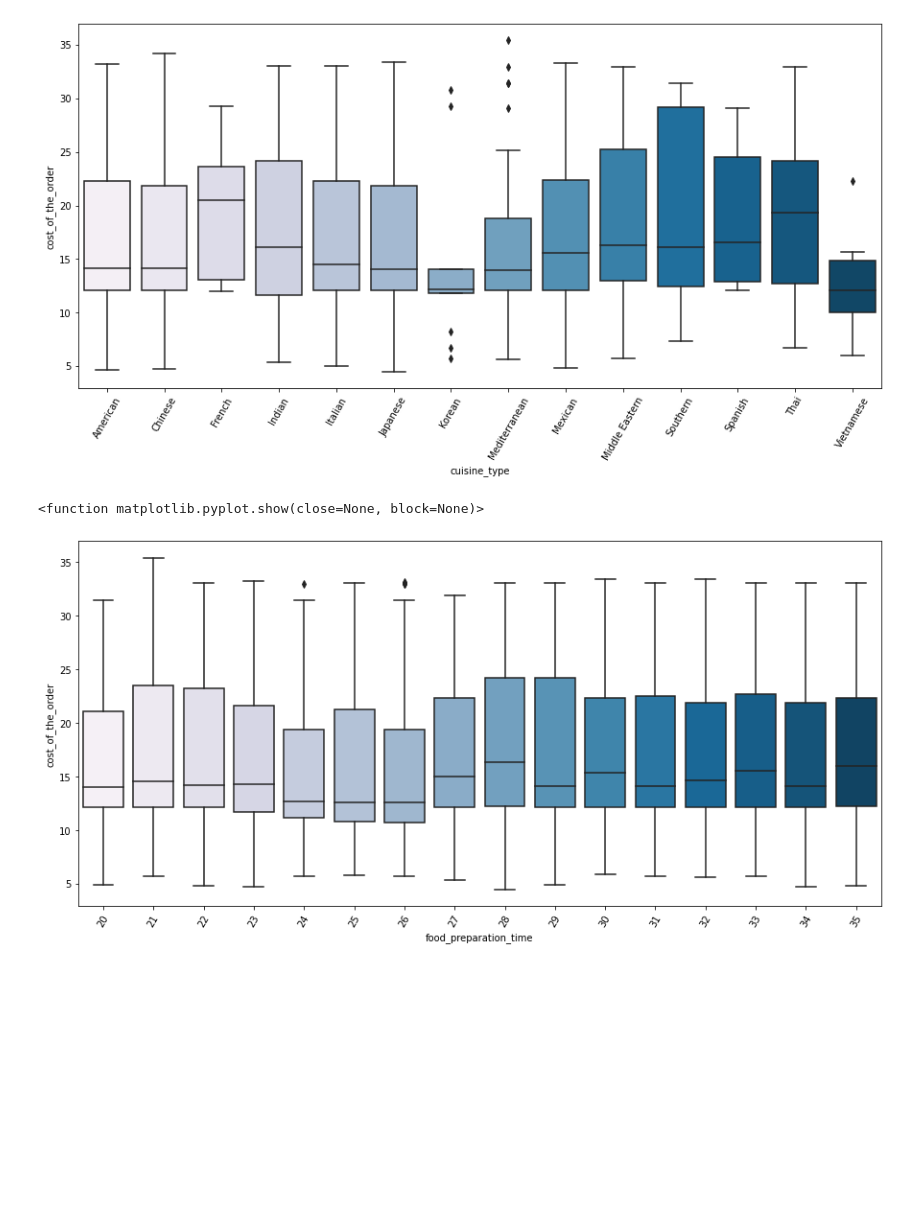
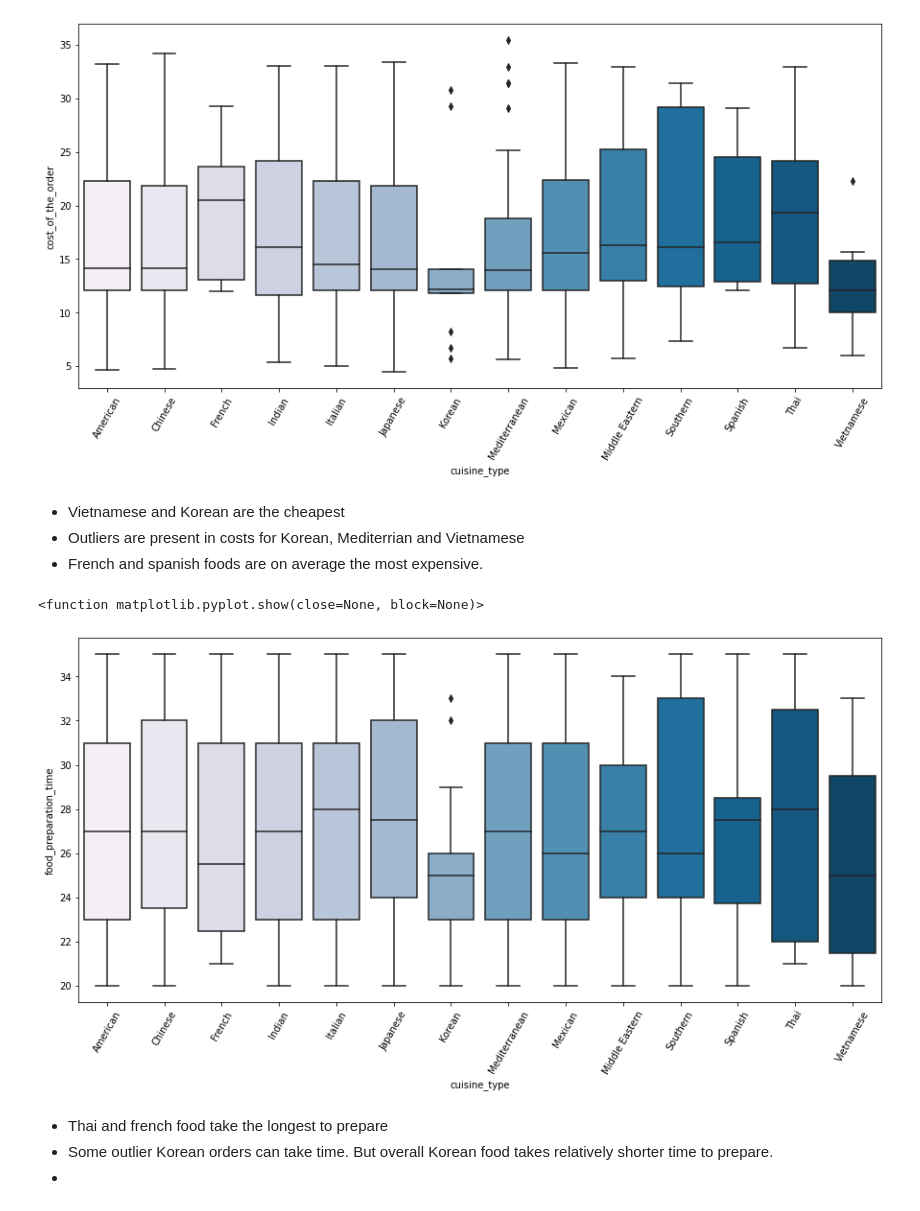
Before and after one commit to data-abdul/Data-Analysis-and-Visualization, a Jupyter notebook: 02 Data Analysis/EDA-FoodHub/FoodHub.ipynb, the cells around one changed output. Drawn from its saved outputs; the diff is of its cells as text; code cells hidden in the pictures; blank space fills up the shorter version.

```diff
--- a/02 Data Analysis/EDA-FoodHub/FoodHub.ipynb
+++ b/02 Data Analysis/EDA-FoodHub/FoodHub.ipynb
@@ -315,15 +315,23 @@ plt.show
 # %% [output]
 <function matplotlib.pyplot.show(close=None, block=None)>
 [figure]
+# %% [markdown]
+* Vietnamese and Korean are the cheapest
+* Outliers are present in costs for Korean, Mediterrian and Vietnamese
+* French and spanish foods are on average the most expensive.
 # %%
 # Relationship between cost of the order and cusine
 plt.figure(figsize=(15,7))
-sns.boxplot(x='food_preparation_time', y='cost_of_the_order', data=df, palette='PuBu')
+sns.boxplot(x='cuisine_type', y='food_preparation_time', data=df, palette='PuBu')
 plt.xticks(rotation = 60)
 plt.show
 # %% [output]
 <function matplotlib.pyplot.show(close=None, block=None)>
-[figure, old version]
+[figure, new version]
+# %% [markdown]
+* Thai and french food take the longest to prepare
+* Some outlier Korean orders can take time. But overall Korean food takes relatively shorter time to prepare.
+*
 # %%
 # Relationship between cost of the order and cusine
 plt.figure(figsize=(15,7))
```
Also changed, not shown: parts of 3 cells of this notebook.
